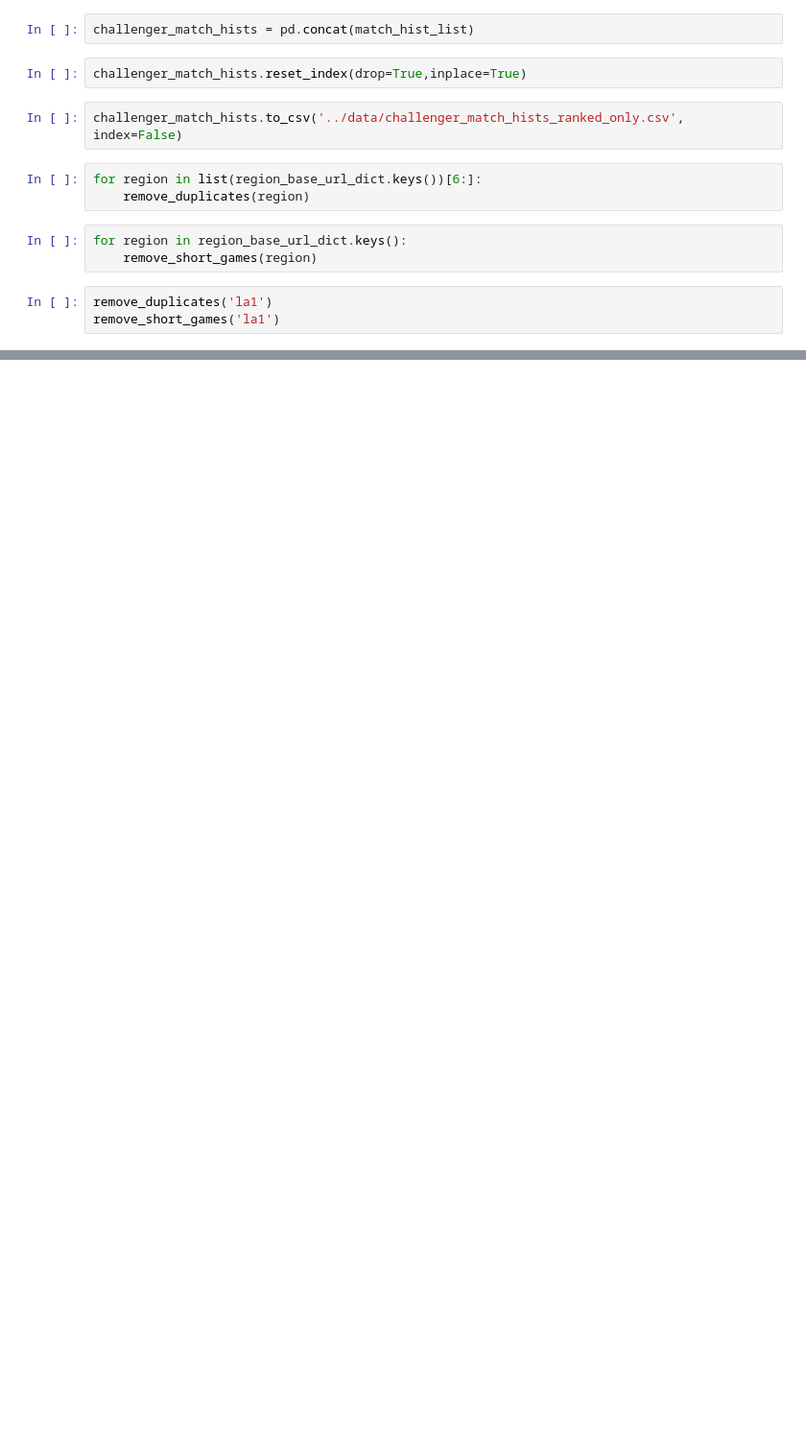
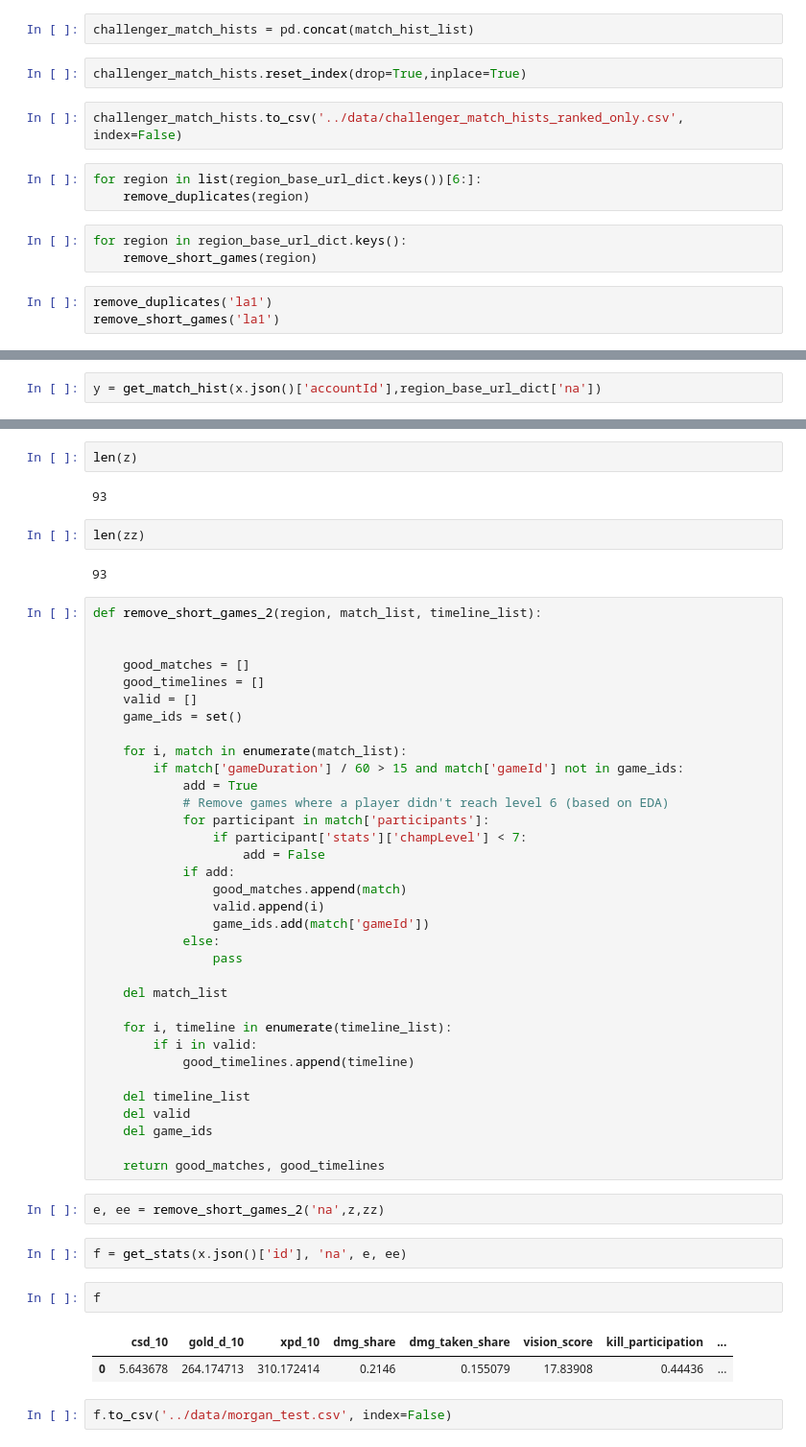
Before and after one commit to gwenrathgeber/lol_role_models_recommender, a Jupyter notebook: code/riot_api_scraper.ipynb, the cells around one changed output, grey strips where cells are left out. Shown: that part at 96% size. Saved outputs shown, nothing was run; the diff lists cells and outputs as text; blank space fills up the shorter version.

```diff
--- a/code/riot_api_scraper.ipynb
+++ b/code/riot_api_scraper.ipynb
@@ -389,0 +409,2 @@ remove_short_games('la1')
+# %%
+y = get_match_hist(x.json()['accountId'],region_base_url_dict['na'])
@@ -389,0 +441,53 @@ remove_short_games('la1')
+# %%
+len(z)
+# %% [output]
+93
+# %%
+len(zz)
+# %% [output]
+93
+# %%
+def remove_short_games_2(region, match_list, timeline_list):
+
+
+    good_matches = []
+    good_timelines = []
+    valid = []
+    game_ids = set()
+
+    for i, match in enumerate(match_list):
+        if match['gameDuration'] / 60 > 15 and match['gameId'] not in game_ids:
+            add = True
+            # Remove games where a player didn't reach level 6 (based on EDA)
+            for participant in match['participants']:
+                if participant['stats']['champLevel'] < 7:
+                    add = False
+            if add:
+                good_matches.append(match)
+                valid.append(i)
+                game_ids.add(match['gameId'])
+            else:
+                pass
+
+    del match_list
+
+    for i, timeline in enumerate(timeline_list):
+        if i in valid:
+            good_timelines.append(timeline)
+
+    del timeline_list
+    del valid
+    del game_ids
+
+    return good_matches, good_timelines
+# %%
+e, ee = remove_short_games_2('na',z,zz)
+# %%
+f = get_stats(x.json()['id'], 'na', e, ee)
+# %%
+f
+# %% [output]
+|  | csd_10 | gold_d_10 | xpd_10 | dmg_share | dmg_taken_share | vision_score | kill_participation | ... |
+| 0 | 5.643678 | 264.174713 | 310.172414 | 0.2146 | 0.155079 | 17.83908 | 0.44436 | ... |
+# %%
+f.to_csv('../data/morgan_test.csv', index=False)
```
Also changed, not shown: parts of 7 cells of this notebook, 5 other files.
